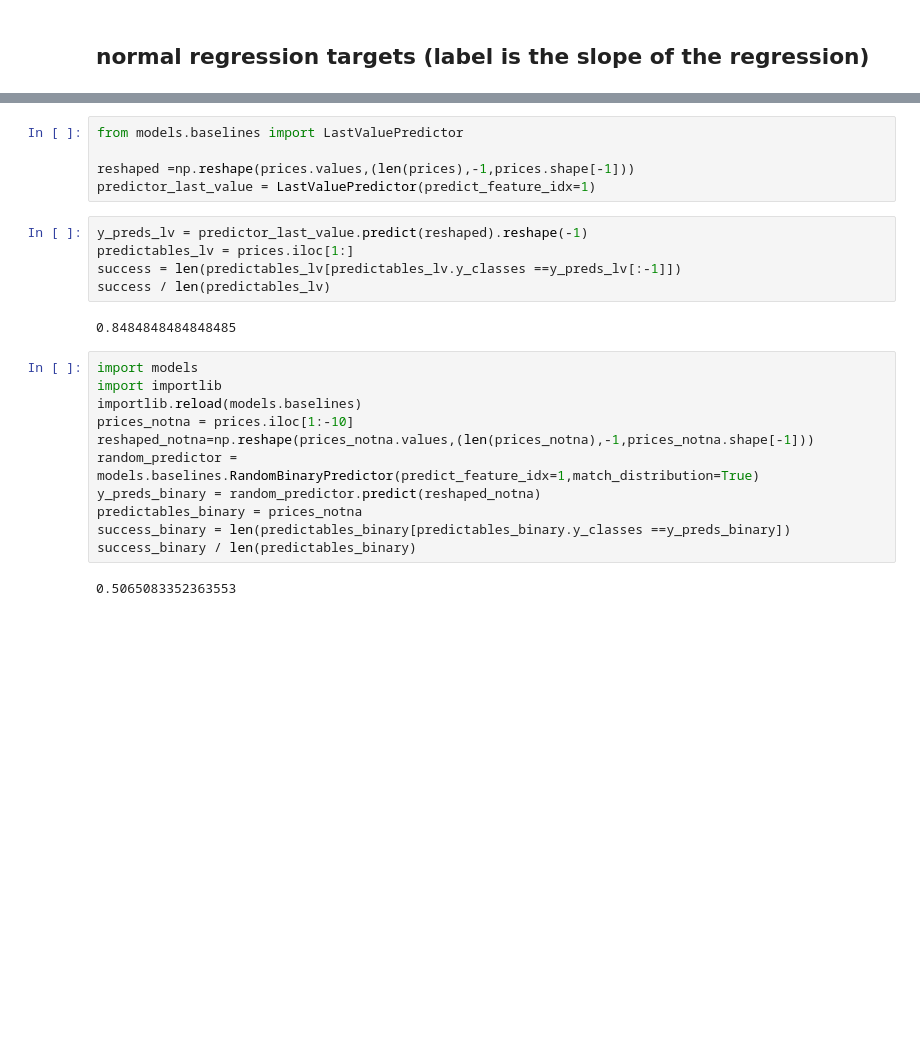
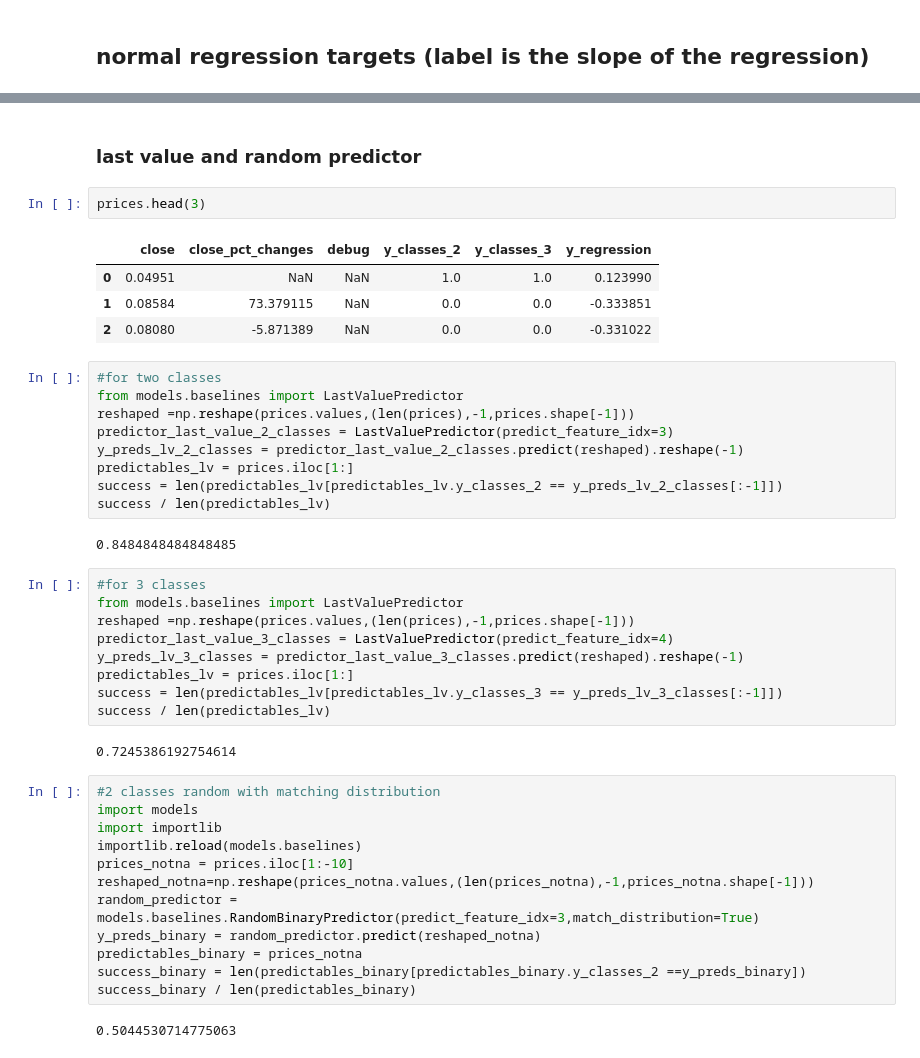
Before and after one commit to Marci0707/CryptoPredictions, a Jupyter notebook: useful_notebooks/regression_target.ipynb, the cells around one changed output, grey strips where cells are left out. Cells and saved outputs as stored; diff of their text form; blank space fills up the shorter version.

```diff
--- a/useful_notebooks/regression_target.ipynb
+++ b/useful_notebooks/regression_target.ipynb
@@ -123,25 +133,45 @@ plt.bar_label(bars);
+# %% [markdown]
+### last value and random predictor
+# %%
+prices.head(3)
+# %% [output]
+|  | close | close_pct_changes | debug | y_classes_2 | y_classes_3 | y_regression |
+| 0 | 0.04951 | NaN | NaN | 1.0 | 1.0 | 0.123990 |
+| 1 | 0.08584 | 73.379115 | NaN | 0.0 | 0.0 | -0.333851 |
+| 2 | 0.08080 | -5.871389 | NaN | 0.0 | 0.0 | -0.331022 |
 # %%
+#for two classes
 from models.baselines import LastValuePredictor
-
 reshaped =np.reshape(prices.values,(len(prices),-1,prices.shape[-1]))
-predictor_last_value = LastValuePredictor(predict_feature_idx=1)
+predictor_last_value_2_classes = LastValuePredictor(predict_feature_idx=3)
+y_preds_lv_2_classes = predictor_last_value_2_classes.predict(reshaped).reshape(-1)
+predictables_lv = prices.iloc[1:]
+success = len(predictables_lv[predictables_lv.y_classes_2 == y_preds_lv_2_classes[:-1]])
+success / len(predictables_lv)
+# %% [output]
+0.8484848484848485
 # %%
-y_preds_lv = predictor_last_value.predict(reshaped).reshape(-1)
+#for 3 classes
+from models.baselines import LastValuePredictor
+reshaped =np.reshape(prices.values,(len(prices),-1,prices.shape[-1]))
+predictor_last_value_3_classes = LastValuePredictor(predict_feature_idx=4)
+y_preds_lv_3_classes = predictor_last_value_3_classes.predict(reshaped).reshape(-1)
 predictables_lv = prices.iloc[1:]
-success = len(predictables_lv[predictables_lv.y_classes ==y_preds_lv[:-1]])
+success = len(predictables_lv[predictables_lv.y_classes_3 == y_preds_lv_3_classes[:-1]])
 success / len(predictables_lv)
 # %% [output]
-0.8484848484848485
+0.7245386192754614
 # %%
+#2 classes random with matching distribution
 import models
 import importlib
 importlib.reload(models.baselines)
 prices_notna = prices.iloc[1:-10]
 reshaped_notna=np.reshape(prices_notna.values,(len(prices_notna),-1,prices_notna.shape[-1]))
-random_predictor = models.baselines.RandomBinaryPredictor(predict_feature_idx=1,match_distribution=True)
+random_predictor = models.baselines.RandomBinaryPredictor(predict_feature_idx=3,match_distribution=True)
 y_preds_binary = random_predictor.predict(reshaped_notna)
 predictables_binary = prices_notna
-success_binary = len(predictables_binary[predictables_binary.y_classes ==y_preds_binary])
+success_binary = len(predictables_binary[predictables_binary.y_classes_2 ==y_preds_binary])
 success_binary / len(predictables_binary)
 # %% [output]
-0.5065083352363553
+0.5044530714775063
```
Also changed, not shown: parts of 8 cells of this notebook, 1 other file.
